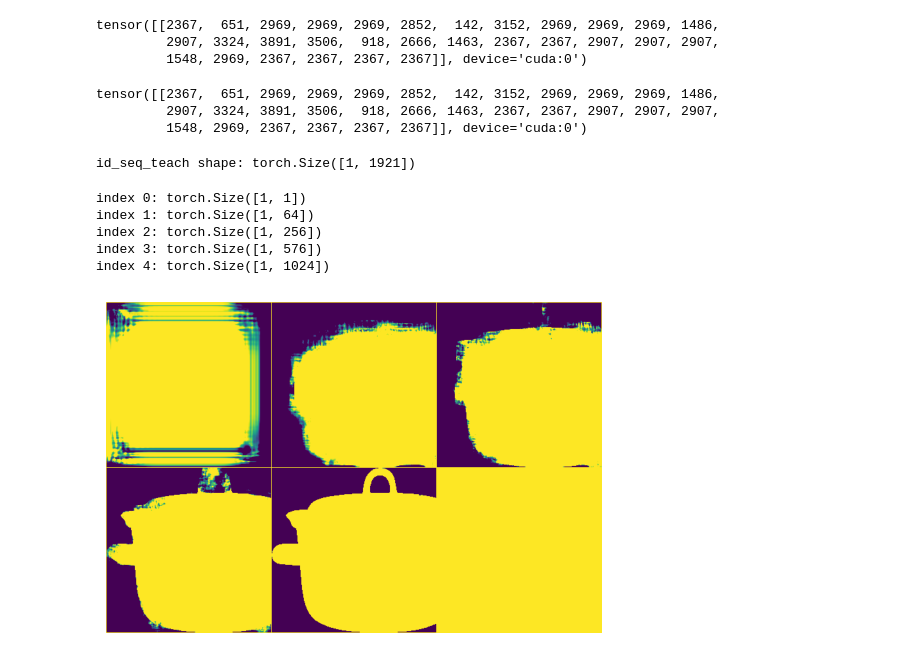
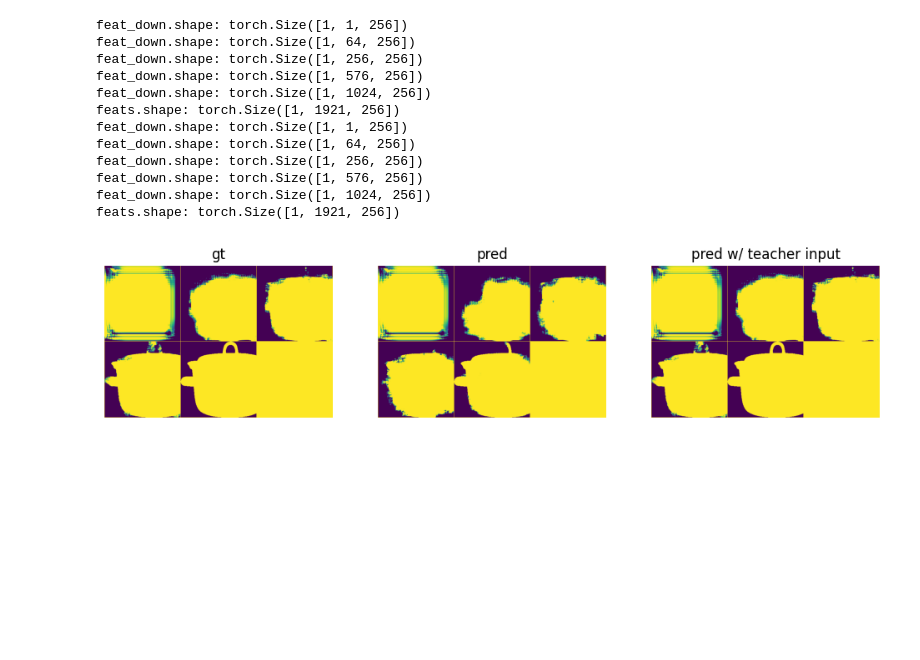
Before and after one commit to fpg2012/maskvar, a Jupyter notebook: notebooks/test_simple_var.ipynb, the cells around one changed output. Cells and saved outputs as stored; diff of their text form; code cells hidden in the pictures; blank space fills up the shorter version.

```diff
--- a/notebooks/test_simple_var.ipynb
+++ b/notebooks/test_simple_var.ipynb
@@ -37,21 +45,21 @@ def visualize(indices, device='cpu'):
 train_set, _ = build_hqseg44k_dataset('../data/sam-hq') # validate on train set
 train_set_masklevel = MaskLevelDatasetDummy(
     dataset=train_set,
-    sam_encoder=None,
-    with_image_embed=False,
+    sam_encoder=sam_image_encoder,
+    with_image_embed=True,
     device=device,
     mask_filter_thresh=0.1,
     seed=42,
-    # count=5,
+    count=5,
 )
 val_set_masklevel = MaskLevelDatasetDummy(
     dataset=train_set,
-    sam_encoder=None,
-    with_image_embed=False,
+    sam_encoder=sam_image_encoder,
+    with_image_embed=True,
     device=device,
     mask_filter_thresh=0.1,
     seed=42,
-    # count=5,
+    count=5,
 )
 
 train_dataloader = DataLoader(train_set_masklevel, batch_size=1, shuffle=False, drop_last=True)
@@ -60,5 +69,5 @@ data_iter = iter(train_dataloader)
 # %%
-image, image_embed_sam, single_mask_normalized, single_mask = next(iter(train_dataloader))
+image, image_embed_sam, single_mask_normalized, single_mask = next(data_iter)
 print("image.shape:", image.shape)
 print("image_embed_sam.shape:", image_embed_sam.shape)
 print("single_mask_normalized.shape:", single_mask_normalized.shape)
@@ -69,6 +78,2 @@ image_embed_sam.shape: torch.Size([1])
 single_mask_normalized.shape: torch.Size([1, 1, 256, 256])
 single_mask.shape: torch.Size([1, 1, 256, 256])
-# %%
-simple_var: SimpleVAR = build_simple_var(simple_var_checkpoint_path='../out/simple_var_0_debug/checkpoints/.simple_var.80.pt', device=device)
-vqvae: VQVAE_Single = build_vqvae_single_5_stages_v1('../out/out_vqvae_5_stages_v1/ckpt/vqvae_single_epoch_50.pth', require_grad=False)
-vqvae = vqvae.to(device)
@@ -138,35 +80,38 @@ tensor(1921, device='cuda:0')
-# %%
-a[:, :30]
-# %% [output]
-tensor([[2367,  651, 2969, 2969, 2969, 2852,  142, 3152, 2969, 2969, 2969, 1486,
-         2907, 3324, 3891, 3506,  918, 2666, 1463, 2367, 2367, 2907, 2907, 2907,
-         1548, 2969, 2367, 2367, 2367, 2367]], device='cuda:0')
-# %%
-b[:, :30]
-# %% [output]
-tensor([[2367,  651, 2969, 2969, 2969, 2852,  142, 3152, 2969, 2969, 2969, 1486,
-         2907, 3324, 3891, 3506,  918, 2666, 1463, 2367, 2367, 2907, 2907, 2907,
-         1548, 2969, 2367, 2367, 2367, 2367]], device='cuda:0')
-# %%
-logits = simple_var_train_pass(idx, simple_var, vqvae)
-# sample the max token
-id_seq_teach = logits.argmax(dim=-1)
-print(f"id_seq_teach shape: {id_seq_teach.shape}")
-# %% [output]
-id_seq_teach shape: torch.Size([1, 1921])
 # %%
+# inference
+id_seq = simple_var_inference(image_feat=image_embed_sam, simple_var=simple_var, vqvae=vqvae)
+
+# gt
+idx = vqvae.img_to_idxBl(single_mask_normalized)
+
+# inference with teacher forced input
+logits = simple_var_train_pass(idx, image_feat=image_embed_sam, simple_var=simple_var, vqvae=vqvae)
+# sample the max token
+id_seq_teach = logits.argmax(dim=-1)
 id_seq_teach_Bl = []
 start_pos = 0
 for pn in simple_var.patch_num:
     end_pos = start_pos + pn * pn
     id_seq_teach_Bl.append(id_seq_teach[:, start_pos:end_pos])
     start_pos = end_pos
+# %% [output]
+feat_down.shape: torch.Size([1, 1, 256])
+feat_down.shape: torch.Size([1, 64, 256])
+feat_down.shape: torch.Size([1, 256, 256])
+feat_down.shape: torch.Size([1, 576, 256])
+feat_down.shape: torch.Size([1, 1024, 256])
+feats.shape: torch.Size([1, 1921, 256])
+feat_down.shape: torch.Size([1, 1, 256])
+feat_down.shape: torch.Size([1, 64, 256])
+feat_down.shape: torch.Size([1, 256, 256])
+feat_down.shape: torch.Size([1, 576, 256])
+feat_down.shape: torch.Size([1, 1024, 256])
+feats.shape: torch.Size([1, 1921, 256])
-# %%
-visualize(id_seq_teach_Bl, device)
-# %% [output]
-index 0: torch.Size([1, 1])
-index 1: torch.Size([1, 64])
-index 2: torch.Size([1, 256])
-index 3: torch.Size([1, 576])
-index 4: torch.Size([1, 1024])
-[figure, removed]
+# %%
+fig, ax = plt.subplots(nrows=1, ncols=3, figsize=(12,4))
+
+visualize(idx, ax[0], name='gt')
+visualize(id_seq, ax[1], name='pred')
+visualize(idx, ax[2], name='pred w/ teacher input')
+# %% [output]
+[figure, added]
```
Also changed, not shown: parts of 11 cells of this notebook.
